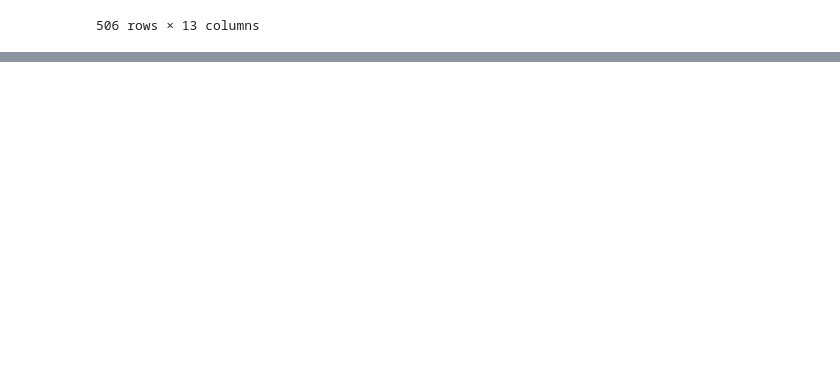
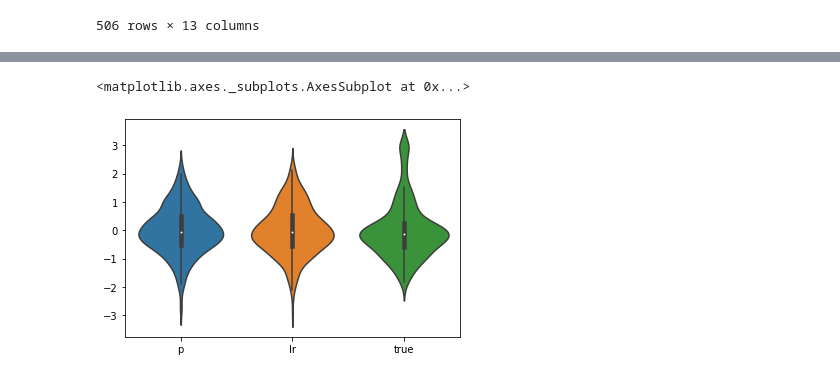
Before and after one commit to SSAFY-ML/Algo, a Jupyter notebook: perceptron.ipynb, the cells around one changed output, grey strips where cells are left out. Cells and saved outputs as stored; diff of their text form; code cells hidden in the pictures; blank space fills up the shorter version.

```diff
--- a/perceptron.ipynb
+++ b/perceptron.ipynb
@@ -60,0 +105,7 @@ nn = Percep(data, target)
+# %%
+## 예측 값 비교
+k = pd.DataFrame()
+k['p'] = nn.predict(data)
+k['lr'] = lr.predict(data)
+k['true'] = target
+print(k)
@@ -60,0 +134,5 @@ nn = Percep(data, target)
+# %%
+sns.violinplot(data=k)
+# %% [output]
+<matplotlib.axes._subplots.AxesSubplot at 0x...>
+[figure, added]
```
Also changed, not shown: parts of 16 cells of this notebook, 1 other file.
